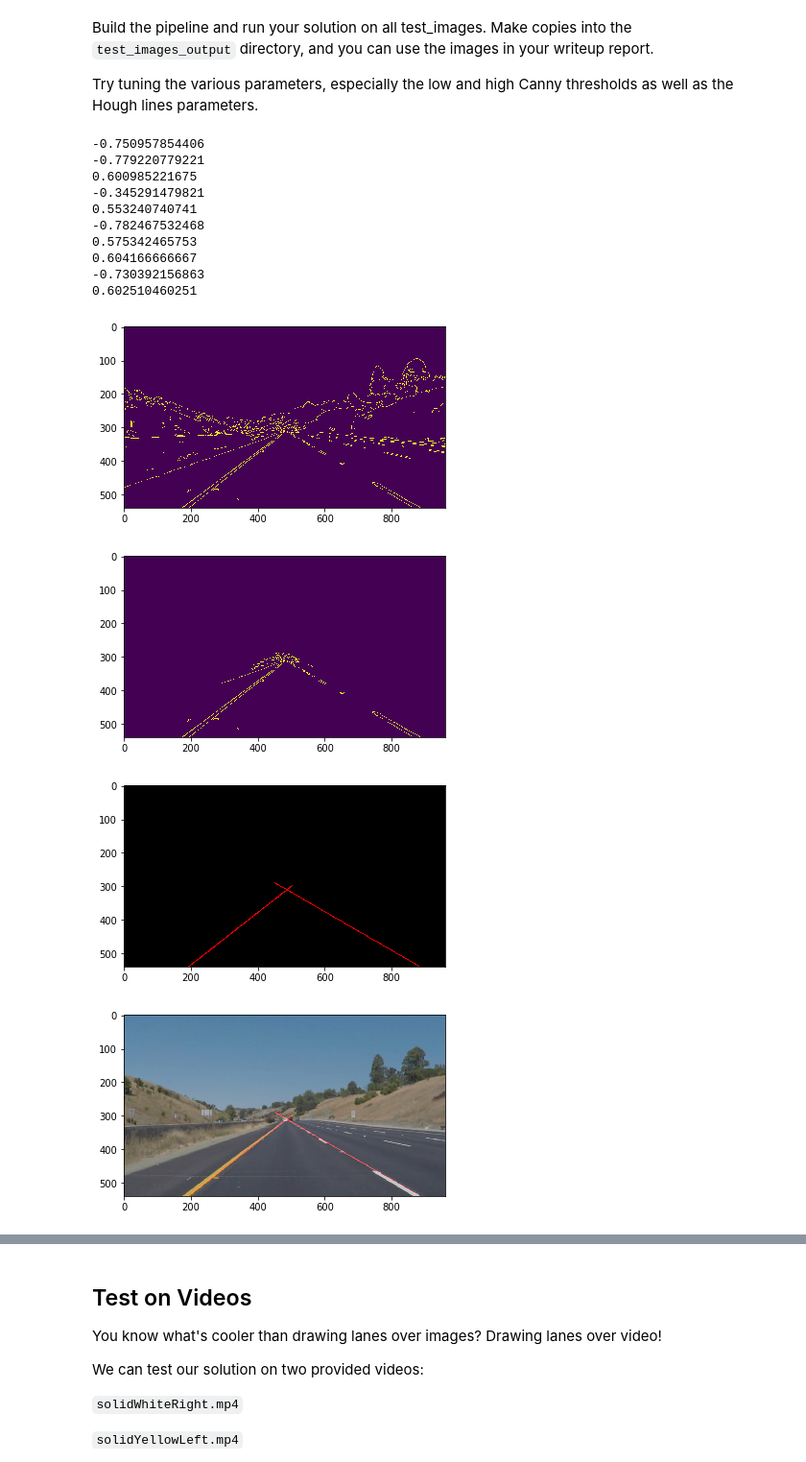
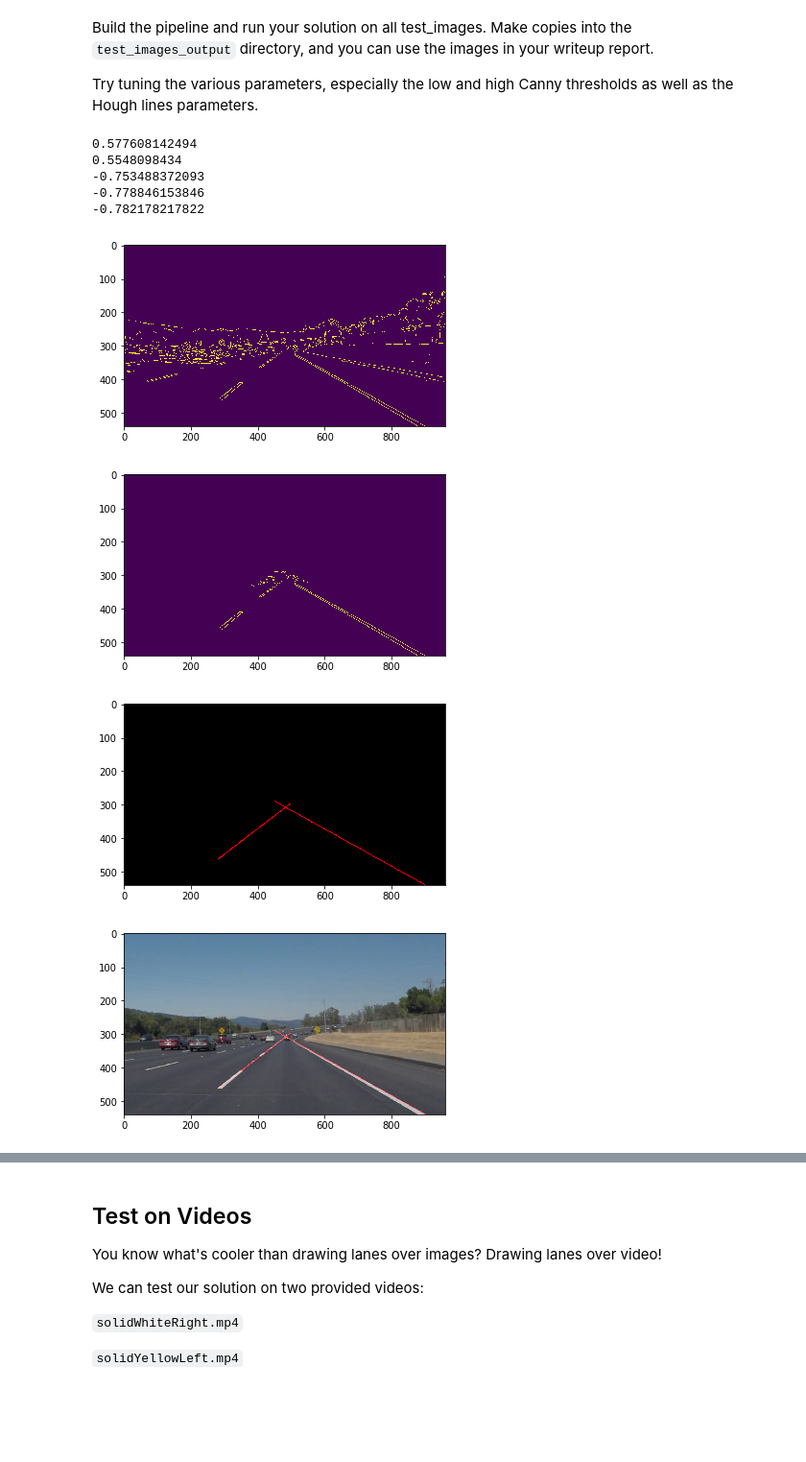
Before and after one commit to sethbunke/CarND-LaneLines-P1, a Jupyter notebook: P1-Copy1.ipynb, the cells around one changed output, grey strips where cells are left out. Shown at 96% size. Saved outputs shown, nothing was run; the diff lists cells and outputs as text; code cells hidden in the pictures; blank space fills up the shorter version.

```diff
--- a/P1-Copy1.ipynb
+++ b/P1-Copy1.ipynb
@@ -528,32 +528,27 @@ def pipeline2(image, low_threshold, high_threshold, rho, threshold, min_line_len
     #return final_images
     return (edges, masked_edges, line_img, final_image)
 # %%
-img_path = "test_images_1/" + images[5]
+img_path = "test_images_1/" + images[0]
 test_image = mpimg.imread(img_path)
 #result1 = pipeline1(test_image, 100, 250, 3, 75, 125, 2) #baseline - not picking up left dashed line
 #image, low_threshold, high_threshold, rho, threshold, min_line_length, max_line_gap
 #result1 = pipeline1(test_image, 50, 150, 3, 20, 160, 60) # better - lane lines go too long and picking up additional
 #result1 = pipeline1(test_image, 50, 90, 3, 20, 180, 100) # better - both lane lines
 result1 = pipeline2(test_image, 50, 90, 3, 20, 175, 100) #best yet - next try to get
 #plt.imshow(result1[0])
 for ima in result1:
     plt.figure()
     plt.imshow(ima)
 # %% [output]
--0.750957854406
--0.779220779221
-0.600985221675
--0.345291479821
-0.553240740741
--0.782467532468
-0.575342465753
-0.604166666667
--0.730392156863
-0.602510460251
+0.577608142494
+0.5548098434
+-0.753488372093
+-0.778846153846
+-0.782178217822
-[figure, old version]
+[figure, new version]
-[figure, old version]
+[figure, new version]
-[figure, old version]
+[figure, new version]
-[figure, old version]
+[figure, new version]
 # %%
 # from IPython.display import Image
 # from IPython.display import display
```
Also changed, not shown: parts of 4 cells of this notebook.
